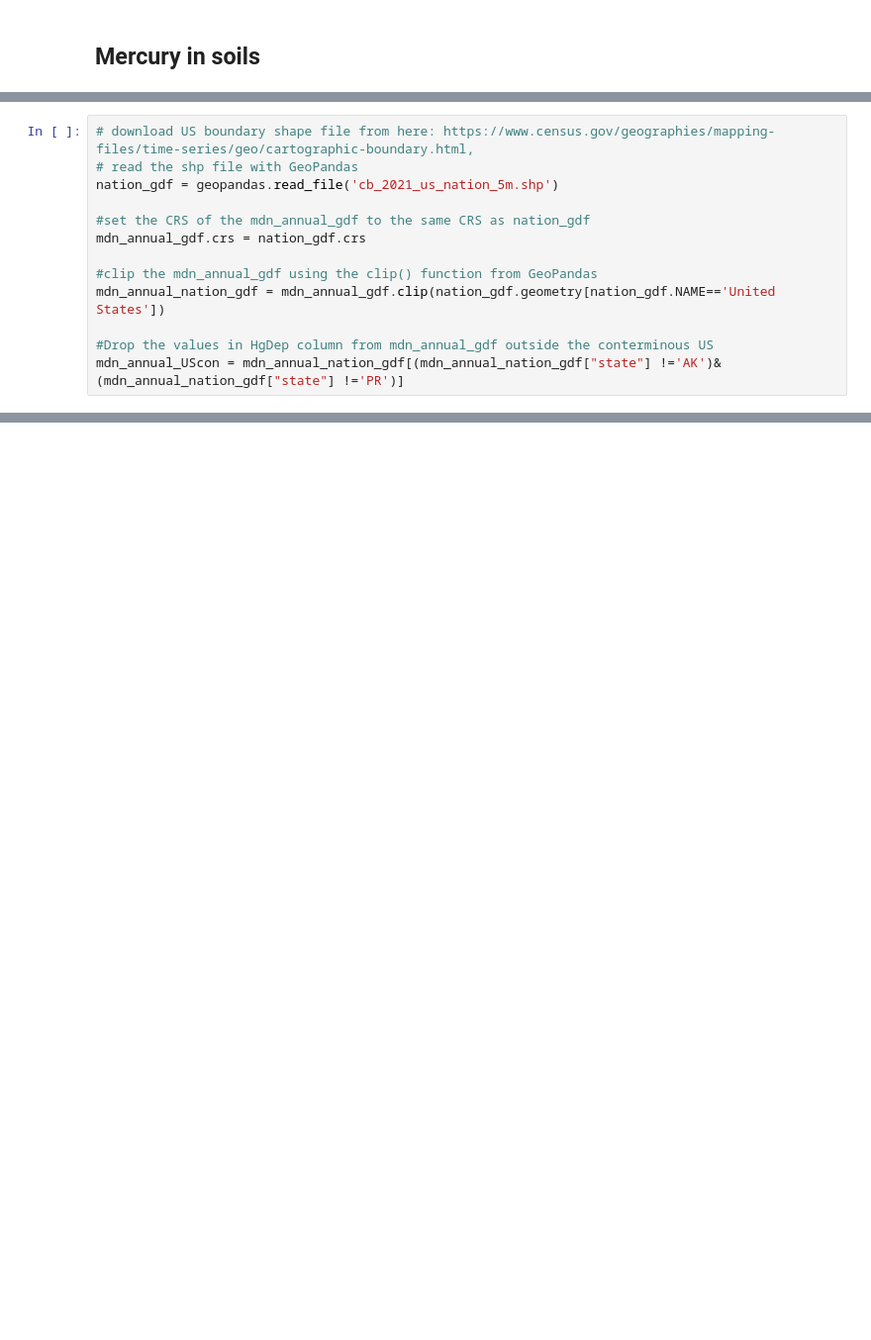
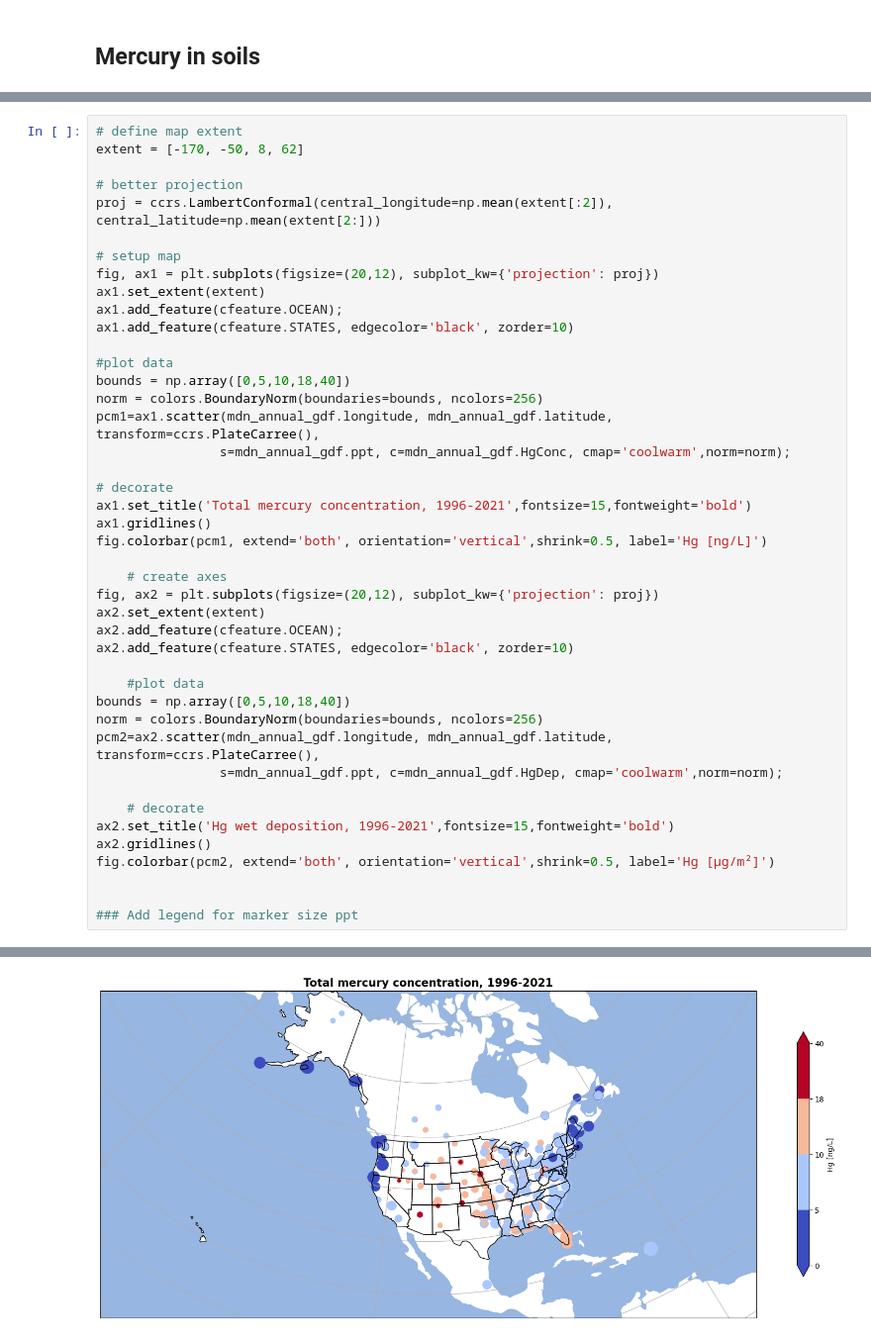
Before and after one commit to jangelamaya/rces-final-project, a Jupyter notebook: final_project.ipynb, the cells around one changed output, grey strips where cells are left out. Shown at 99% size. Saved outputs shown, nothing was run; the diff lists cells and outputs as text; blank space fills up the shorter version.

```diff
--- a/final_project.ipynb
+++ b/final_project.ipynb
@@ -351,13 +81,0 @@ plt.colorbar(HgSol_map,shrink=0.5, label='µg/m²')
-# %%
-# download US boundary shape file from here: https://www.census.gov/geographies/mapping-files/time-series/geo/cartographic-boundary.html,
-# read the shp file with GeoPandas
-nation_gdf = geopandas.read_file('cb_2021_us_nation_5m.shp')
-
-#set the CRS of the mdn_annual_gdf to the same CRS as nation_gdf
-mdn_annual_gdf.crs = nation_gdf.crs
-
-#clip the mdn_annual_gdf using the clip() function from GeoPandas
-mdn_annual_nation_gdf = mdn_annual_gdf.clip(nation_gdf.geometry[nation_gdf.NAME=='United States'])
-
-#Drop the values in HgDep column from mdn_annual_gdf outside the conterminous US
-mdn_annual_UScon = mdn_annual_nation_gdf[(mdn_annual_nation_gdf["state"] !='AK')& (mdn_annual_nation_gdf["state"] !='PR')]
@@ -443,0 +110,44 @@ Name: HgDep, dtype: float64
+# %%
+# define map extent
+extent = [-170, -50, 8, 62]
+
+# better projection
+proj = ccrs.LambertConformal(central_longitude=np.mean(extent[:2]), central_latitude=np.mean(extent[2:]))
+
+# setup map
+fig, ax1 = plt.subplots(figsize=(20,12), subplot_kw={'projection': proj})
+ax1.set_extent(extent)
+ax1.add_feature(cfeature.OCEAN);
+ax1.add_feature(cfeature.STATES, edgecolor='black', zorder=10)
+
+#plot data
+bounds = np.array([0,5,10,18,40])
+norm = colors.BoundaryNorm(boundaries=bounds, ncolors=256)
+pcm1=ax1.scatter(mdn_annual_gdf.longitude, mdn_annual_gdf.latitude, transform=ccrs.PlateCarree(),
+                s=mdn_annual_gdf.ppt, c=mdn_annual_gdf.HgConc, cmap='coolwarm',norm=norm);
+
+# decorate
+ax1.set_title('Total mercury concentration, 1996-2021',fontsize=15,fontweight='bold')
+ax1.gridlines()
+fig.colorbar(pcm1, extend='both', orientation='vertical',shrink=0.5, label='Hg [ng/L]')
+
+    # create axes
+fig, ax2 = plt.subplots(figsize=(20,12), subplot_kw={'projection': proj})
+ax2.set_extent(extent)
+ax2.add_feature(cfeature.OCEAN);
+ax2.add_feature(cfeature.STATES, edgecolor='black', zorder=10)
+
+    #plot data
+bounds = np.array([0,5,10,18,40])
+norm = colors.BoundaryNorm(boundaries=bounds, ncolors=256)
+pcm2=ax2.scatter(mdn_annual_gdf.longitude, mdn_annual_gdf.latitude, transform=ccrs.PlateCarree(),
+                s=mdn_annual_gdf.ppt, c=mdn_annual_gdf.HgDep, cmap='coolwarm',norm=norm);
+
+    # decorate
+ax2.set_title('Hg wet deposition, 1996-2021',fontsize=15,fontweight='bold')
+ax2.gridlines()
+fig.colorbar(pcm2, extend='both', orientation='vertical',shrink=0.5, label='Hg [µg/m²]')
+
+
+### Add legend for marker size ppt
+# %% [output]
@@ -443,0 +155 @@ Name: HgDep, dtype: float64
+[figure, added]
```
Also changed, not shown: parts of 74 cells of this notebook, 4 other files.
